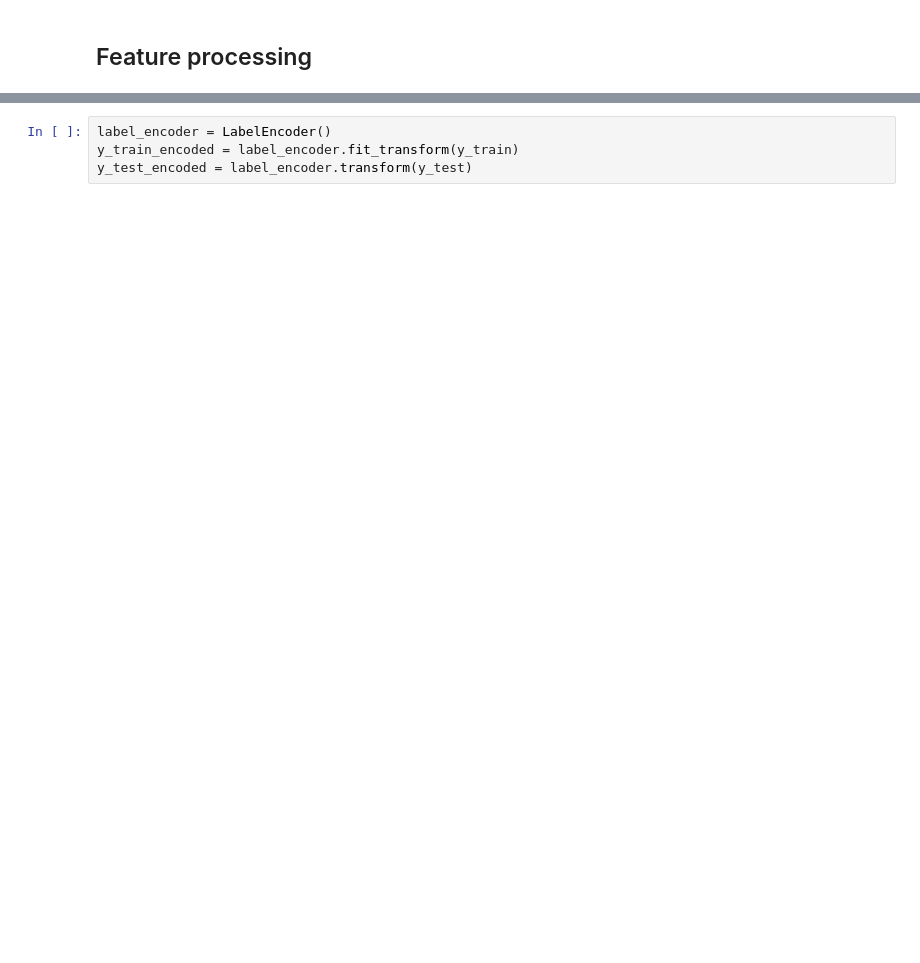
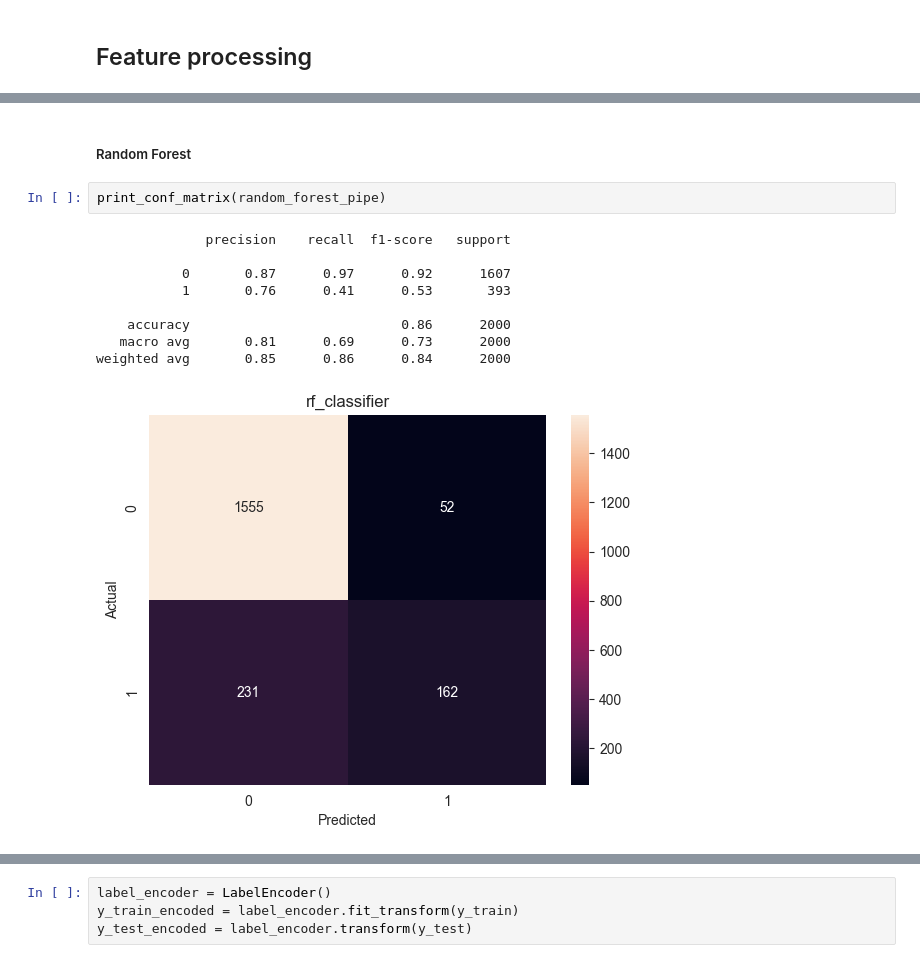
Before and after one commit to Safwan-ullah-khan/dsp-finalproject, a Jupyter notebook: notebook/build_model.ipynb, the cells around one changed output, grey strips where cells are left out. Drawn from its saved outputs; the diff is of its cells as text; blank space fills up the shorter version.

```diff
--- a/notebook/build_model.ipynb
+++ b/notebook/build_model.ipynb
@@ -244,0 +352,14 @@ print(y_test.shape)
+# %% [markdown]
+##### Random Forest
+# %%
+print_conf_matrix(random_forest_pipe)
+# %% [output]
+              precision    recall  f1-score   support
+
+           0       0.87      0.97      0.92      1607
+           1       0.76      0.41      0.53       393
+
+    accuracy                           0.86      2000
+   macro avg       0.81      0.69      0.73      2000
+weighted avg       0.85      0.86      0.84      2000
+[figure, added]
```
Also changed, not shown: parts of 47 cells of this notebook.
